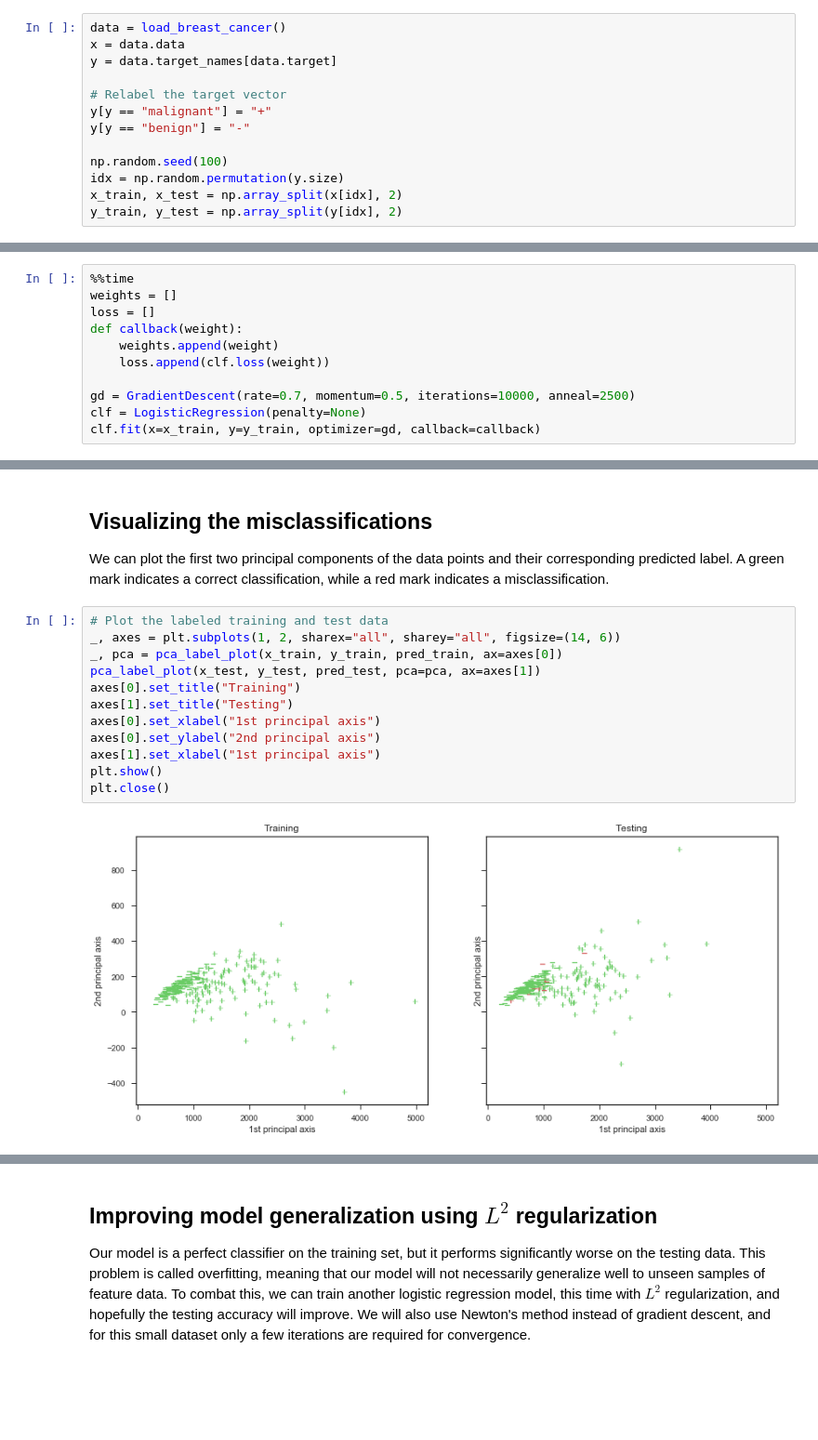
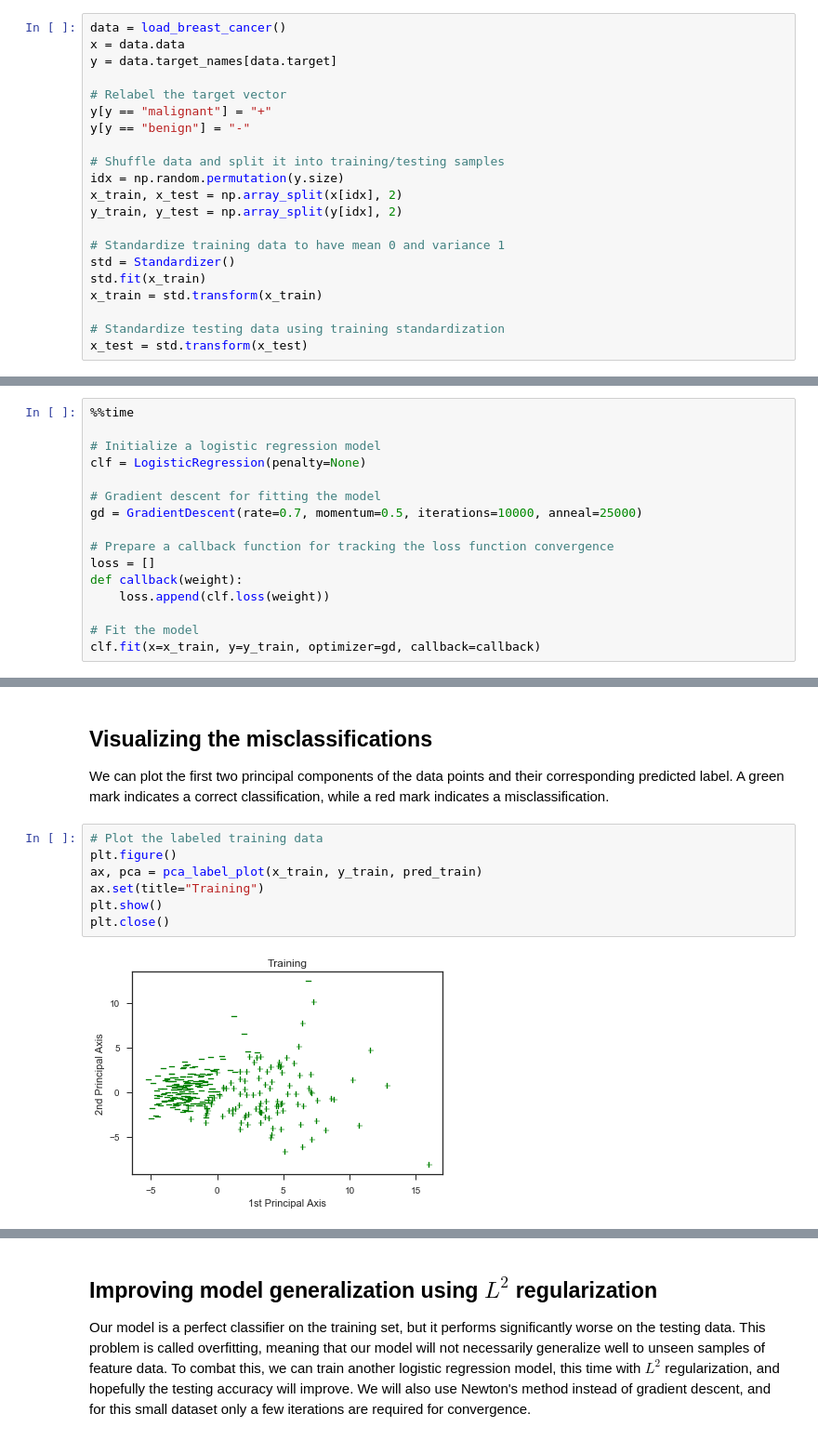
Before and after one commit to artemmavrin/StatTools, a Jupyter notebook: examples/Logistic Regression.ipynb, the cells around one changed output, grey strips where cells are left out. Shown at 93% size. Drawn from its saved outputs; the diff is of its cells as text; blank space fills up the shorter version.

Commit message:
Removed standardization from GLM API; updated examples

```diff
--- a/examples/Logistic Regression.ipynb
+++ b/examples/Logistic Regression.ipynb
@@ -31,10 +35,18 @@ y = data.target_names[data.target]
 y[y == "malignant"] = "+"
 y[y == "benign"] = "-"
 
-np.random.seed(100)
+# Shuffle data and split it into training/testing samples
 idx = np.random.permutation(y.size)
 x_train, x_test = np.array_split(x[idx], 2)
 y_train, y_test = np.array_split(y[idx], 2)
+
+# Standardize training data to have mean 0 and variance 1
+std = Standardizer()
+std.fit(x_train)
+x_train = std.transform(x_train)
+
+# Standardize testing data using training standardization
+x_test = std.transform(x_test)
 # %% [markdown]
 ## Fitting the logistic regression model
 
@@ -42,13 +54,18 @@ Next, we initialize a `LogisticRegression` object and fit it to the training dat
 We use an optional callback function to record the model's weights and average cross entropy loss during each iteration of gradient descent.
 # %%
 %%time
-weights = []
+
+# Initialize a logistic regression model
+clf = LogisticRegression(penalty=None)
+
+# Gradient descent for fitting the model
+gd = GradientDescent(rate=0.7, momentum=0.5, iterations=10000, anneal=25000)
+
+# Prepare a callback function for tracking the loss function convergence
 loss = []
 def callback(weight):
-    weights.append(weight)
     loss.append(clf.loss(weight))
 
-gd = GradientDescent(rate=0.7, momentum=0.5, iterations=10000, anneal=2500)
-clf = LogisticRegression(penalty=None)
+# Fit the model
 clf.fit(x=x_train, y=y_train, optimizer=gd, callback=callback)
 # %% [output]
@@ -127,17 +122,12 @@ False negative rate: 0.0168
 
 We can plot the first two principal components of the data points and their corresponding predicted label.
 A green mark indicates a correct classification, while a red mark indicates a misclassification.
-# %%
-# Plot the labeled training and test data
-_, axes = plt.subplots(1, 2, sharex="all", sharey="all", figsize=(14, 6))
-_, pca = pca_label_plot(x_train, y_train, pred_train, ax=axes[0])
-pca_label_plot(x_test, y_test, pred_test, pca=pca, ax=axes[1])
-axes[0].set_title("Training")
-axes[1].set_title("Testing")
-axes[0].set_xlabel("1st principal axis")
-axes[0].set_ylabel("2nd principal axis")
-axes[1].set_xlabel("1st principal axis")
-plt.show()
-plt.close()
-# %% [output]
-[figure, removed]
+# %%
+# Plot the labeled training data
+plt.figure()
+ax, pca = pca_label_plot(x_train, y_train, pred_train)
+ax.set(title="Training")
+plt.show()
+plt.close()
+# %% [output]
+[figure, added]
```
Also changed, not shown: parts of 11 cells of this notebook, 5 other files.
